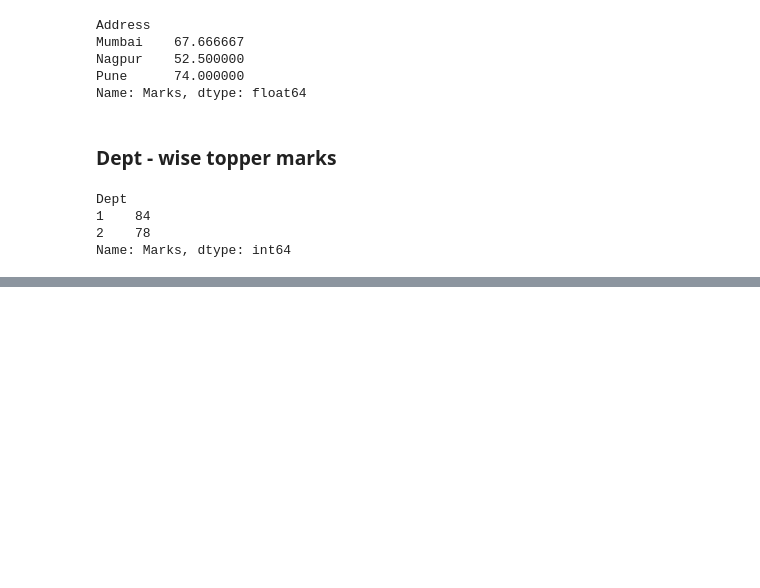
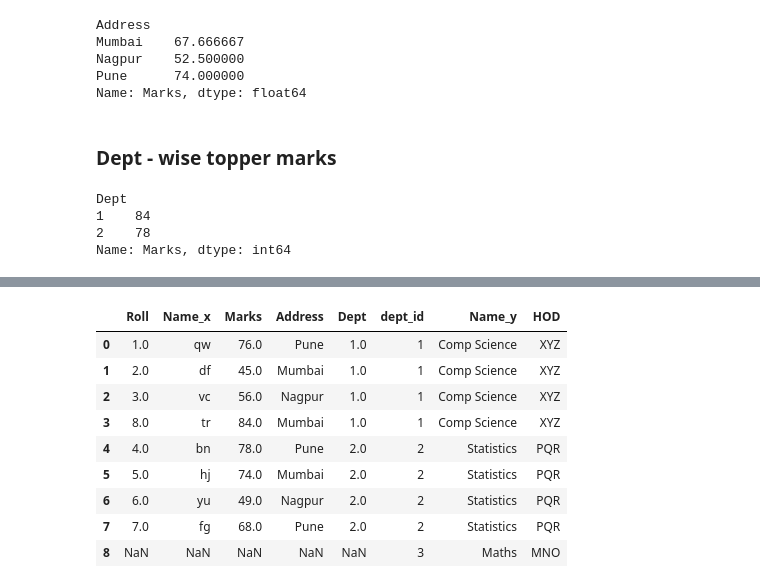
Before and after one commit to gtejas-45/Started-Python, a Jupyter notebook: pandas.ipynb, the cells around one changed output, grey strips where cells are left out. Saved outputs shown, nothing was run; the diff lists cells and outputs as text; code cells hidden in the pictures; blank space fills up the shorter version.

```diff
--- a/pandas.ipynb
+++ b/pandas.ipynb
@@ -491,3 +491,6 @@ Dept
 1    84
 2    78
 Name: Marks, dtype: int64
+# %%
+df_stud = pd.read_excel("stud_db.xlsx")
+df_stud
@@ -493,0 +507,3 @@ Name: Marks, dtype: int64
+# %%
+df_depts = pd.read_excel("stud_db.xlsx",sheet_name = "Depts")
+df_depts
@@ -493,0 +692,13 @@ Name: Marks, dtype: int64
+# %%
+pd.merge(df_stud,df_depts,left_on="Dept",right_on = "dept_id",how = "right")
+# %% [output]
+|  | Roll | Name_x | Marks | Address | Dept | dept_id | Name_y | HOD |
+| 0 | 1.0 | qw | 76.0 | Pune | 1.0 | 1 | Comp Science | XYZ |
+| 1 | 2.0 | df | 45.0 | Mumbai | 1.0 | 1 | Comp Science | XYZ |
+| 2 | 3.0 | vc | 56.0 | Nagpur | 1.0 | 1 | Comp Science | XYZ |
+| 3 | 8.0 | tr | 84.0 | Mumbai | 1.0 | 1 | Comp Science | XYZ |
+| 4 | 4.0 | bn | 78.0 | Pune | 2.0 | 2 | Statistics | PQR |
+| 5 | 5.0 | hj | 74.0 | Mumbai | 2.0 | 2 | Statistics | PQR |
+| 6 | 6.0 | yu | 49.0 | Nagpur | 2.0 | 2 | Statistics | PQR |
+| 7 | 7.0 | fg | 68.0 | Pune | 2.0 | 2 | Statistics | PQR |
+| 8 | NaN | NaN | NaN | NaN | NaN | 3 | Maths | MNO |
```
Also changed, not shown: parts of 44 cells of this notebook, 1 other file.
